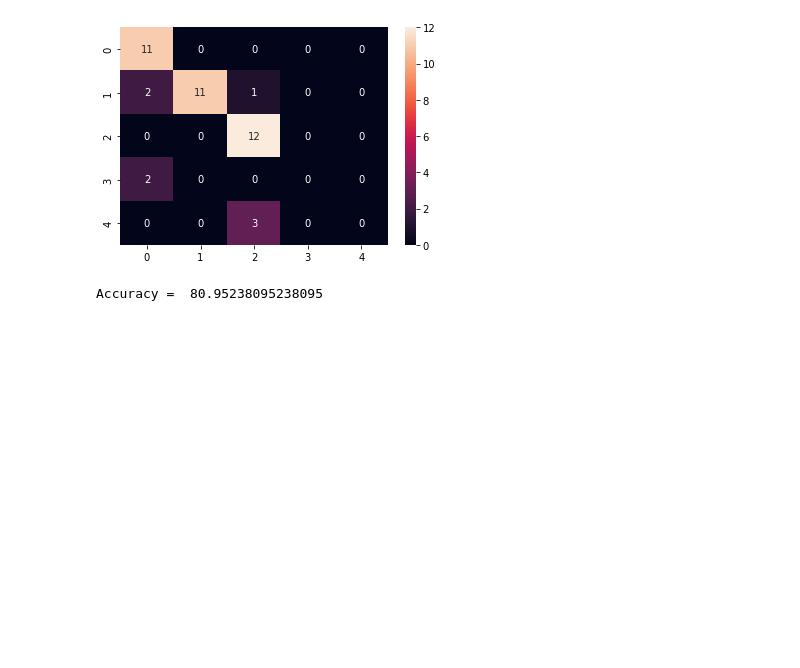
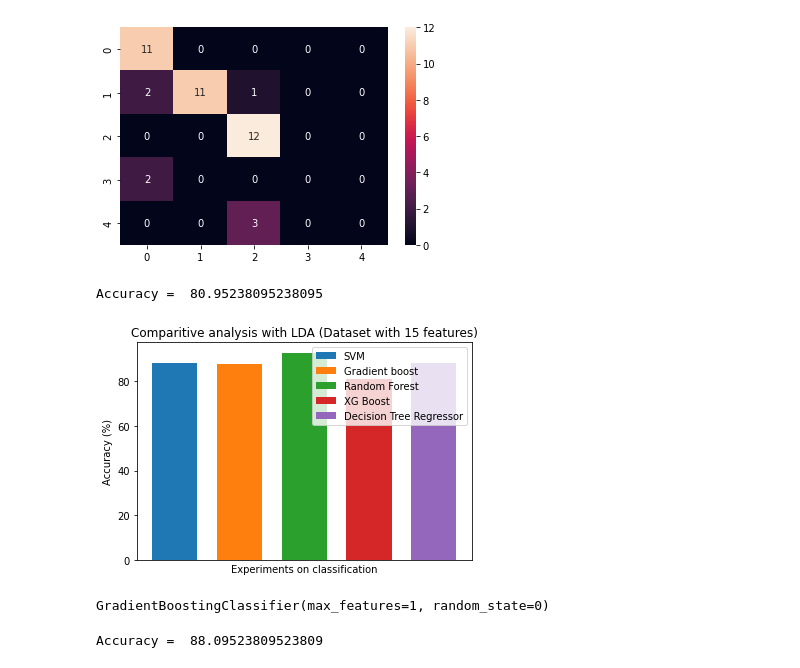
Before and after one commit to Thasneem-vazim/Depression-detection-with-15-features-with-and-without-using-DR-techniques, a Jupyter notebook: Experiments_using_LDA.ipynb, the cells around one changed output. Saved outputs shown, nothing was run; the diff lists cells and outputs as text; code cells hidden in the pictures; blank space fills up the shorter version.

```diff
--- a/Experiments_using_LDA.ipynb
+++ b/Experiments_using_LDA.ipynb
@@ -202,3 +202,45 @@ prediction=xgb_clf.predict(x2_test)
 print('Accuracy = ', metrics.accuracy_score(y_test, prediction)*100)
 # %% [output]
 Accuracy =  80.95238095238095
+# %%
+# Import Library
+import numpy as np
+import matplotlib.pyplot as plt
+
+# Define Data
+data3 = ['Before feature Extraction']
+xvals = [88.09]
+yvals = [88]
+zvals = [92.85]
+avals = [80.95]
+bvals = [88.095]
+
+x_axis = np.arange(len(data3))
+
+# Multi bar Chart
+plt.bar(x_axis +0.1, xvals, width=0.07, label = 'SVM')
+plt.bar(x_axis +0.1*2, yvals, width=0.07, label = 'Gradient boost')
+plt.bar(x_axis +0.1*3, zvals, width=0.07, label = 'Random Forest')
+plt.bar(x_axis +0.1*4, avals, width=0.07, label = 'XG Boost')
+plt.bar(x_axis +0.1*5, bvals, width=0.07, label = 'Decision Tree Regressor')
+
+# Xticks
+plt.xticks(x_axis,data3)
+plt.ylabel("Accuracy (%)")
+plt.xlabel("Experiments on classification")
+plt.title("Comparitive analysis with LDA (Dataset with 15 features)")
+plt.legend()
+plt.show()
+# %% [output]
+[figure, added]
+# %%
+from sklearn.ensemble import GradientBoostingClassifier
+GradeintBoostClassification = GradientBoostingClassifier(loss='deviance',max_features=1,random_state=0,max_leaf_nodes=None)
+GradeintBoostClassification.fit(x_train,y_train)
+# %% [output]
+GradientBoostingClassifier(max_features=1, random_state=0)
+# %%
+prediction=GradeintBoostClassification.predict(x_test)
+print('Accuracy = ', metrics.accuracy_score(y_test, prediction)*100)
+# %% [output]
+Accuracy =  88.09523809523809
```
Also changed, not shown: parts of 1 cell of this notebook.
